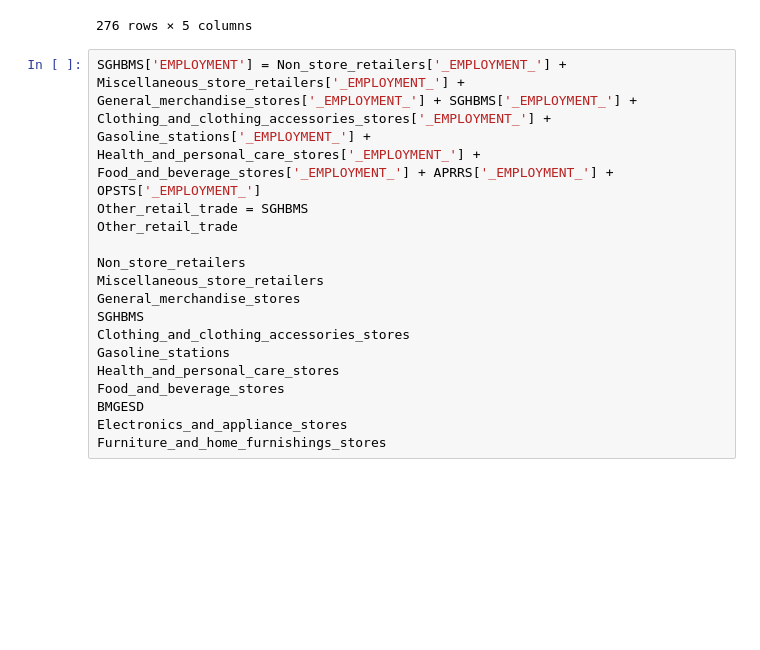
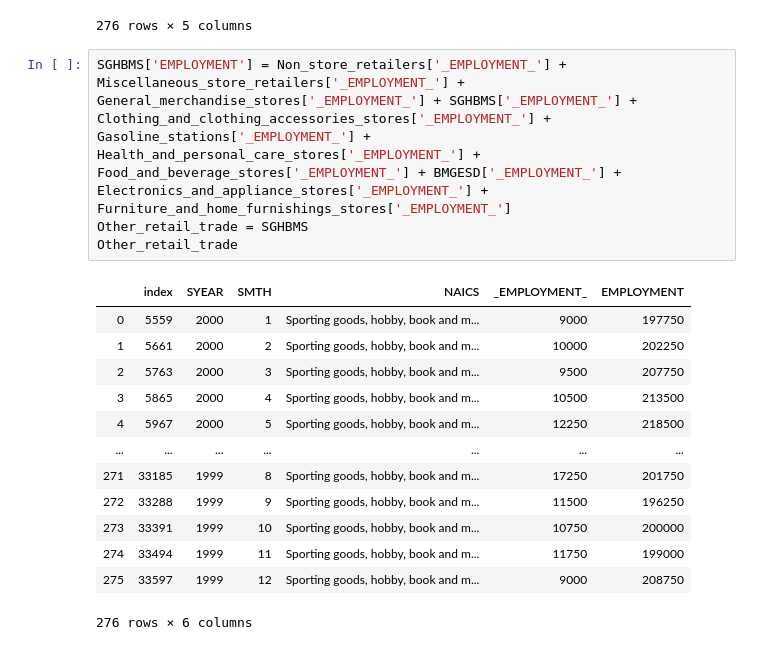
Before and after one commit to Hotlynn2/SERIES-ANALYSIS-OF-NAICS, a Jupyter notebook: Time Analysis Series.ipynb, the cells around one changed output. Cells and saved outputs as stored; diff of their text form; blank space fills up the shorter version.

```diff
--- a/Time Analysis Series.ipynb
+++ b/Time Analysis Series.ipynb
@@ -1874,18 +1874,20 @@ Non_store_retailers
 | 275 | 33568 | 1999 | 12 | Non-store retailers[454] | 10250 |
 276 rows × 5 columns
 # %%
-SGHBMS['EMPLOYMENT'] = Non_store_retailers['_EMPLOYMENT_'] + Miscellaneous_store_retailers['_EMPLOYMENT_'] + General_merchandise_stores['_EMPLOYMENT_'] + SGHBMS['_EMPLOYMENT_'] + Clothing_and_clothing_accessories_stores['_EMPLOYMENT_'] + Gasoline_stations['_EMPLOYMENT_'] + Health_and_personal_care_stores['_EMPLOYMENT_'] + Food_and_beverage_stores['_EMPLOYMENT_'] + APRRS['_EMPLOYMENT_'] + OPSTS['_EMPLOYMENT_']
+SGHBMS['EMPLOYMENT'] = Non_store_retailers['_EMPLOYMENT_'] + Miscellaneous_store_retailers['_EMPLOYMENT_'] + General_merchandise_stores['_EMPLOYMENT_'] + SGHBMS['_EMPLOYMENT_'] + Clothing_and_clothing_accessories_stores['_EMPLOYMENT_'] + Gasoline_stations['_EMPLOYMENT_'] + Health_and_personal_care_stores['_EMPLOYMENT_'] + Food_and_beverage_stores['_EMPLOYMENT_'] + BMGESD['_EMPLOYMENT_'] + Electronics_and_appliance_stores['_EMPLOYMENT_'] + Furniture_and_home_furnishings_stores['_EMPLOYMENT_']
 Other_retail_trade = SGHBMS
 Other_retail_trade
-
-Non_store_retailers
-Miscellaneous_store_retailers
-General_merchandise_stores
-SGHBMS
-Clothing_and_clothing_accessories_stores
-Gasoline_stations
-Health_and_personal_care_stores
-Food_and_beverage_stores
-BMGESD
-Electronics_and_appliance_stores
-Furniture_and_home_furnishings_stores
+# %% [output]
+|  | index | SYEAR | SMTH | NAICS | _EMPLOYMENT_ | EMPLOYMENT |
+| 0 | 5559 | 2000 | 1 | Sporting goods, hobby, book and m... | 9000 | 197750 |
+| 1 | 5661 | 2000 | 2 | Sporting goods, hobby, book and m... | 10000 | 202250 |
+| 2 | 5763 | 2000 | 3 | Sporting goods, hobby, book and m... | 9500 | 207750 |
+| 3 | 5865 | 2000 | 4 | Sporting goods, hobby, book and m... | 10500 | 213500 |
+| 4 | 5967 | 2000 | 5 | Sporting goods, hobby, book and m... | 12250 | 218500 |
+| ... | ... | ... | ... | ... | ... | ... |
+| 271 | 33185 | 1999 | 8 | Sporting goods, hobby, book and m... | 17250 | 201750 |
+| 272 | 33288 | 1999 | 9 | Sporting goods, hobby, book and m... | 11500 | 196250 |
+| 273 | 33391 | 1999 | 10 | Sporting goods, hobby, book and m... | 10750 | 200000 |
+| 274 | 33494 | 1999 | 11 | Sporting goods, hobby, book and m... | 11750 | 199000 |
+| 275 | 33597 | 1999 | 12 | Sporting goods, hobby, book and m... | 9000 | 208750 |
+276 rows × 6 columns
```
Also changed, not shown: parts of 3 cells of this notebook.
